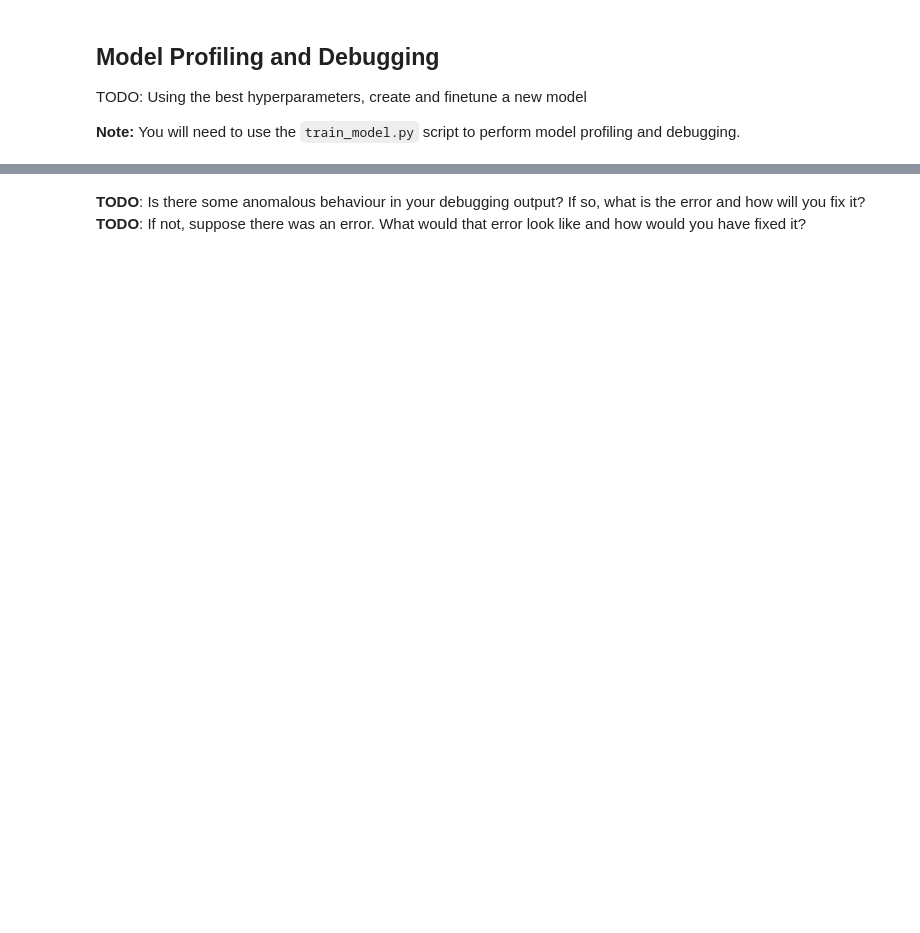
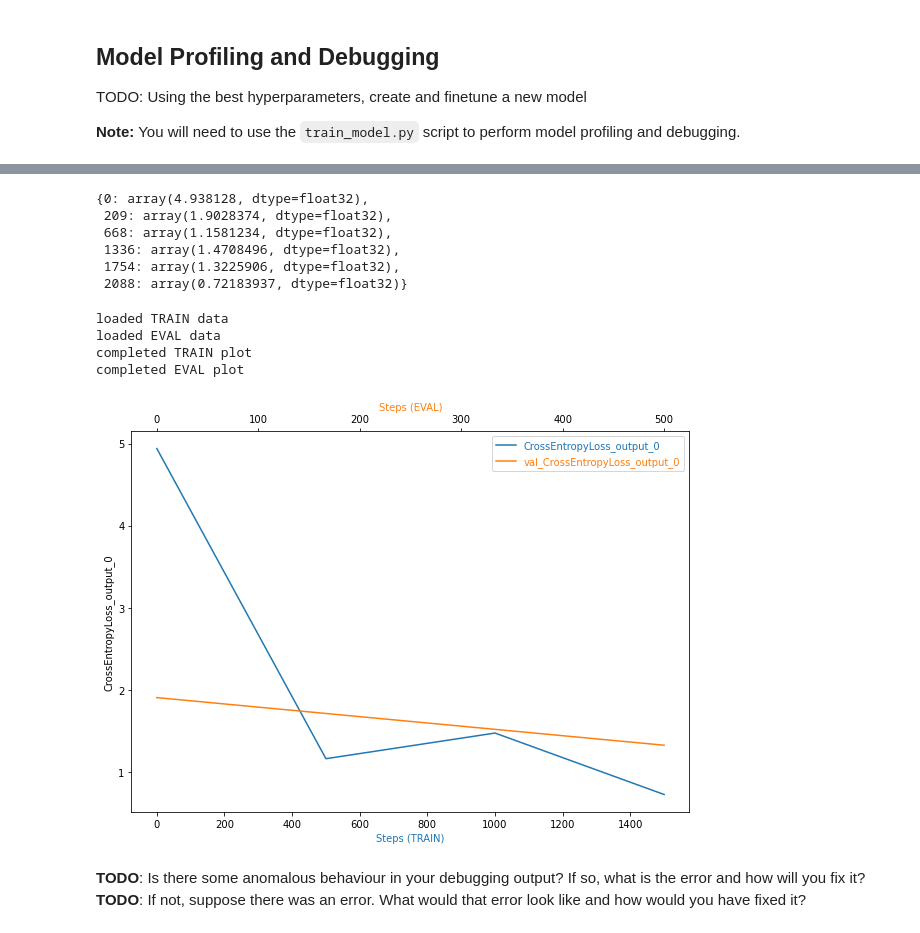
Before and after one commit to higorpr/ML_Engineering_Project_3, a Jupyter notebook: train_and_deploy.ipynb, the cells around one changed output, grey strips where cells are left out. Cells and saved outputs as stored; diff of their text form; code cells hidden in the pictures; blank space fills up the shorter version.

```diff
--- a/train_and_deploy.ipynb
+++ b/train_and_deploy.ipynb
@@ -194,31 +205,30 @@ profiler_config = ProfilerConfig(
 # %%
 # TODO: Create and fit an estimator
-
-batch_size = 16
-epochs = 6
-lr = 0.01262
+batch_size = 32
+epochs = 8
+lr = 0.008038
 hyperparameters = {'batch-size':batch_size, 'epochs': epochs, 'lr': lr}
 
 estimator = PyTorch(
     entry_point = 'train_model.py',
-    base_job_name = 'smdebugger-dogimages-pytorch',
     role=role,
     instance_count=1,
-    instance_type='ml.m5.large',
+    instance_type='ml.g4dn.xlarge',
     hyperparameters=hyperparameters,
     framework_version='1.8',
-    py_version='py36',
-    rules=rules,
-    debugger_hook_config=hook_config,
-    profiler_config=profiler_config
-)
+    py_version='py36')
+# ,
+#     rules=rules,
+#     debugger_hook_config=hook_config,
+#     profiler_config=profiler_config
+#     )
 # %%
+input_data = 's3://sagemaker-us-east-1-893465915663/data-project'
 estimator.fit(
     {
     'train': input_data + '/train',
     'test': input_data + '/test',
     'val': input_data + '/valid'
     },
-    wait=True
  )
 # %% [output]
@@ -251,3 +255,12 @@ trial.tensor_names()
+# %%
+trial.tensor('CrossEntropyLoss_output_0').values()
+# %% [output]
+{0: array(4.938128, dtype=float32),
+ 209: array(1.9028374, dtype=float32),
+ 668: array(1.1581234, dtype=float32),
+ 1336: array(1.4708496, dtype=float32),
+ 1754: array(1.3225906, dtype=float32),
+ 2088: array(0.72183937, dtype=float32)}
 # %%
 def get_data(trial, tname, mode):
     tensor = trial.tensor(tname)
@@ -262,34 +275,40 @@ def plot_tensor(trial, tensor_name):
     steps_train, vals_train = get_data(trial, tensor_name, mode=ModeKeys.TRAIN)
     print("loaded TRAIN data")
     steps_eval, vals_eval = get_data(trial, tensor_name, mode=ModeKeys.EVAL)
     print("loaded EVAL data")
 
     fig = plt.figure(figsize=(10, 7))
     host = host_subplot(111)
 
     par = host.twiny()
 
     host.set_xlabel("Steps (TRAIN)")
     par.set_xlabel("Steps (EVAL)")
     host.set_ylabel(tensor_name)
 
     (p1,) = host.plot(steps_train, vals_train, label=tensor_name)
     print("completed TRAIN plot")
     (p2,) = par.plot(steps_eval, vals_eval, label="val_" + tensor_name)
     print("completed EVAL plot")
     leg = plt.legend()
 
     host.xaxis.get_label().set_color(p1.get_color())
     leg.texts[0].set_color(p1.get_color())
 
     par.xaxis.get_label().set_color(p2.get_color())
     leg.texts[1].set_color(p2.get_color())
 
     plt.ylabel(tensor_name)
 
     plt.show()
 
-plot_tensor(trial, 'tensor_name')
+plot_tensor(trial, 'CrossEntropyLoss_output_0')
+# %% [output]
+loaded TRAIN data
+loaded EVAL data
+completed TRAIN plot
+completed EVAL plot
+[figure, added]
 # %% [markdown]
 **TODO**: Is there some anomalous behaviour in your debugging output? If so, what is the error and how will you fix it?
 **TODO**: If not, suppose there was an error. What would that error look like and how would you have fixed it?
```
Also changed, not shown: parts of 22 cells of this notebook, 2 other files.
